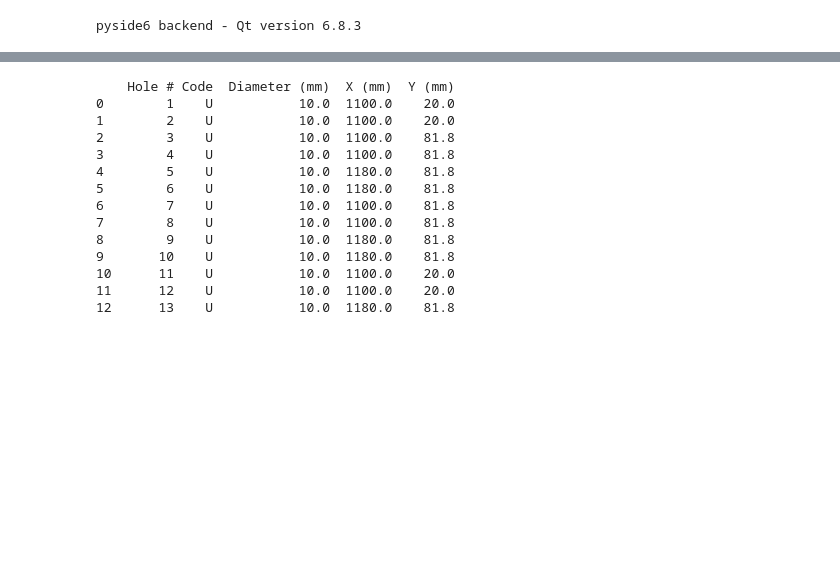
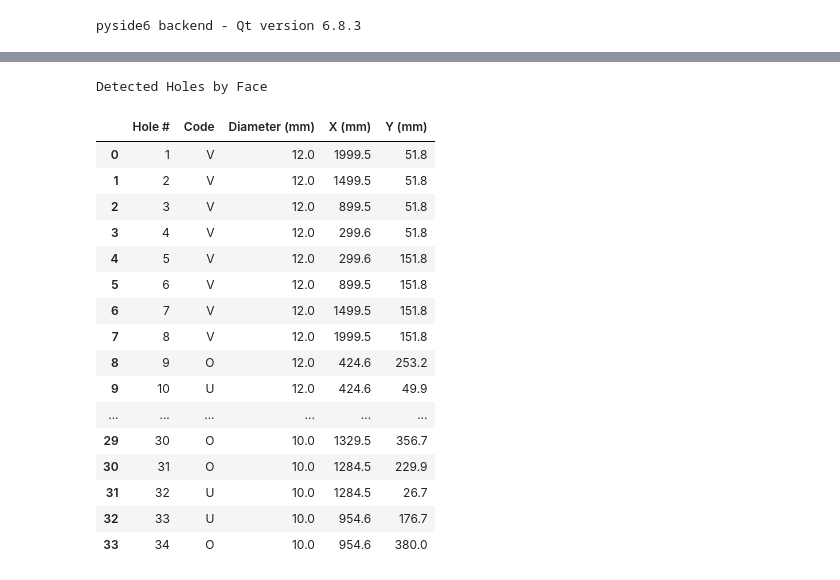
Before and after one commit to ukstevem/StepWrangling, a Jupyter notebook: notebooks/20250605.ipynb, the cells around one changed output, grey strips where cells are left out. Drawn from its saved outputs; the diff is of its cells as text; code cells hidden in the pictures; blank space fills up the shorter version.

Commit message:
DSTV output complete on beams, hole visual to refine

```diff
--- a/notebooks/20250605.ipynb
+++ b/notebooks/20250605.ipynb
@@ -899,17 +823,33 @@ Detected Holes by Face
-# %%
-print(extract_holes_by_dstv_faces(aligned_shape))
-# %% [output]
-    Hole # Code  Diameter (mm)  X (mm)  Y (mm)
-0        1    U           10.0  1100.0    20.0
-1        2    U           10.0  1100.0    20.0
-2        3    U           10.0  1100.0    81.8
-3        4    U           10.0  1100.0    81.8
-4        5    U           10.0  1180.0    81.8
-5        6    U           10.0  1180.0    81.8
-6        7    U           10.0  1100.0    81.8
-7        8    U           10.0  1100.0    81.8
-8        9    U           10.0  1180.0    81.8
-9       10    U           10.0  1180.0    81.8
-10      11    U           10.0  1100.0    20.0
-11      12    U           10.0  1100.0    20.0
-12      13    U           10.0  1180.0    81.8
+# %%
+def show_projected_markers_on_dstv_planes(df_holes, origin_dstv, dstv_frame, display, radius=4.0, offset=10.0):
+    from OCC.Core.gp import gp_Vec, gp_Pnt
+
+    # DSTV axis vectors
+    X = gp_Vec(dstv_frame.XDirection())
+    Y = gp_Vec(dstv_frame.YDirection())
+    Z = gp_Vec(dstv_frame.Direction())
+
+    color_map = {
+        "U": "GREEN",
+        "O": "BLUE",
+        "V": "RED"
+    }
+
+    for _, row in df_holes.iterrows():
+        code = row["Code"]
+        x = row["X (mm)"]
+        y = row["Y (mm)"]
+
+        if code == "V":
+            vec = X.Scaled(x) + Y.Scaled(y) + Z.Scaled(offset)
+        elif code == "U":
+            vec = X.Scaled(x) + Z.Scaled(y) + Y.Scaled(-offset)
+        elif code == "O":
+            vec = X.Scaled(x) + Z.Scaled(y) + Y.Scaled(offset)
+        else:
+            continue
+
+        world_vec = gp_Vec(origin_dstv.XYZ()) + vec
+        point = gp_Pnt(world_vec.X(), world_vec.Y(), world_vec.Z())
+        marker = make_origin_marker(point=point, radius=radius)
+        visualize(marker, display, color=color_map.get(code, "GRAY"), alpha=1.0, clear=False)
@@ -915,0 +957,24 @@ print(extract_holes_by_dstv_faces(aligned_shape))
+# %%
+raw_df_holes, hole_data, origin_nc1, L, F, W = classify_and_project_holes_dstv(aligned_shape, dstv_frame, origin)
+show_projected_markers_on_dstv_planes(raw_df_holes, origin, dstv_frame, viewer)
+df_holes = format_hole_table(raw_df_holes)
+display(df_holes)
+# %% [output]
+Detected Holes by Face
+|  | Hole # | Code | Diameter (mm) | X (mm) | Y (mm) |
+| 0 | 1 | V | 12.0 | 1999.5 | 51.8 |
+| 1 | 2 | V | 12.0 | 1499.5 | 51.8 |
+| 2 | 3 | V | 12.0 | 899.5 | 51.8 |
+| 3 | 4 | V | 12.0 | 299.6 | 51.8 |
+| 4 | 5 | V | 12.0 | 299.6 | 151.8 |
+| 5 | 6 | V | 12.0 | 899.5 | 151.8 |
+| 6 | 7 | V | 12.0 | 1499.5 | 151.8 |
+| 7 | 8 | V | 12.0 | 1999.5 | 151.8 |
+| 8 | 9 | O | 12.0 | 424.6 | 253.2 |
+| 9 | 10 | U | 12.0 | 424.6 | 49.9 |
+| ... | ... | ... | ... | ... | ... |
+| 29 | 30 | O | 10.0 | 1329.5 | 356.7 |
+| 30 | 31 | O | 10.0 | 1284.5 | 229.9 |
+| 31 | 32 | U | 10.0 | 1284.5 | 26.7 |
+| 32 | 33 | U | 10.0 | 954.6 | 176.7 |
+| 33 | 34 | O | 10.0 | 954.6 | 380.0 |
```
Also changed, not shown: parts of 11 cells of this notebook.
